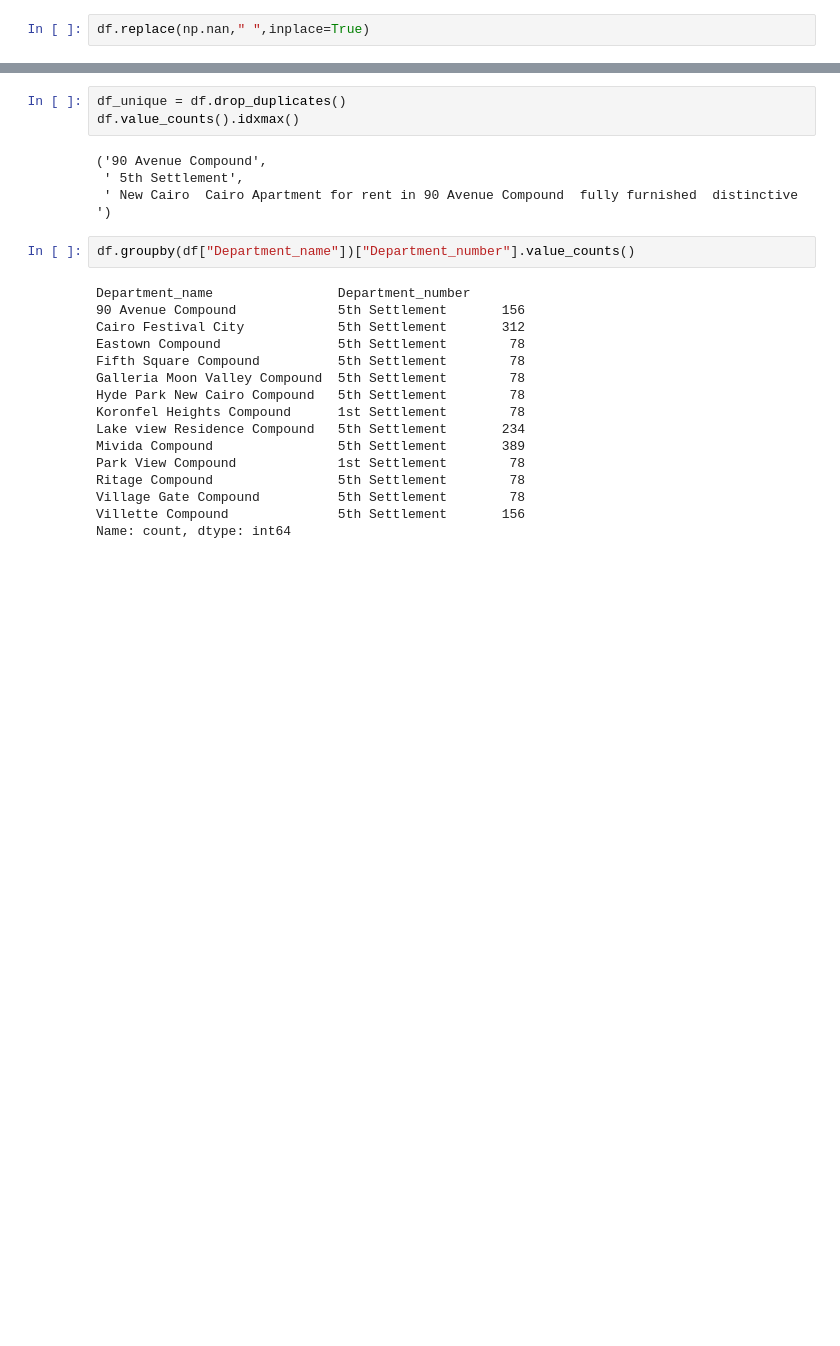
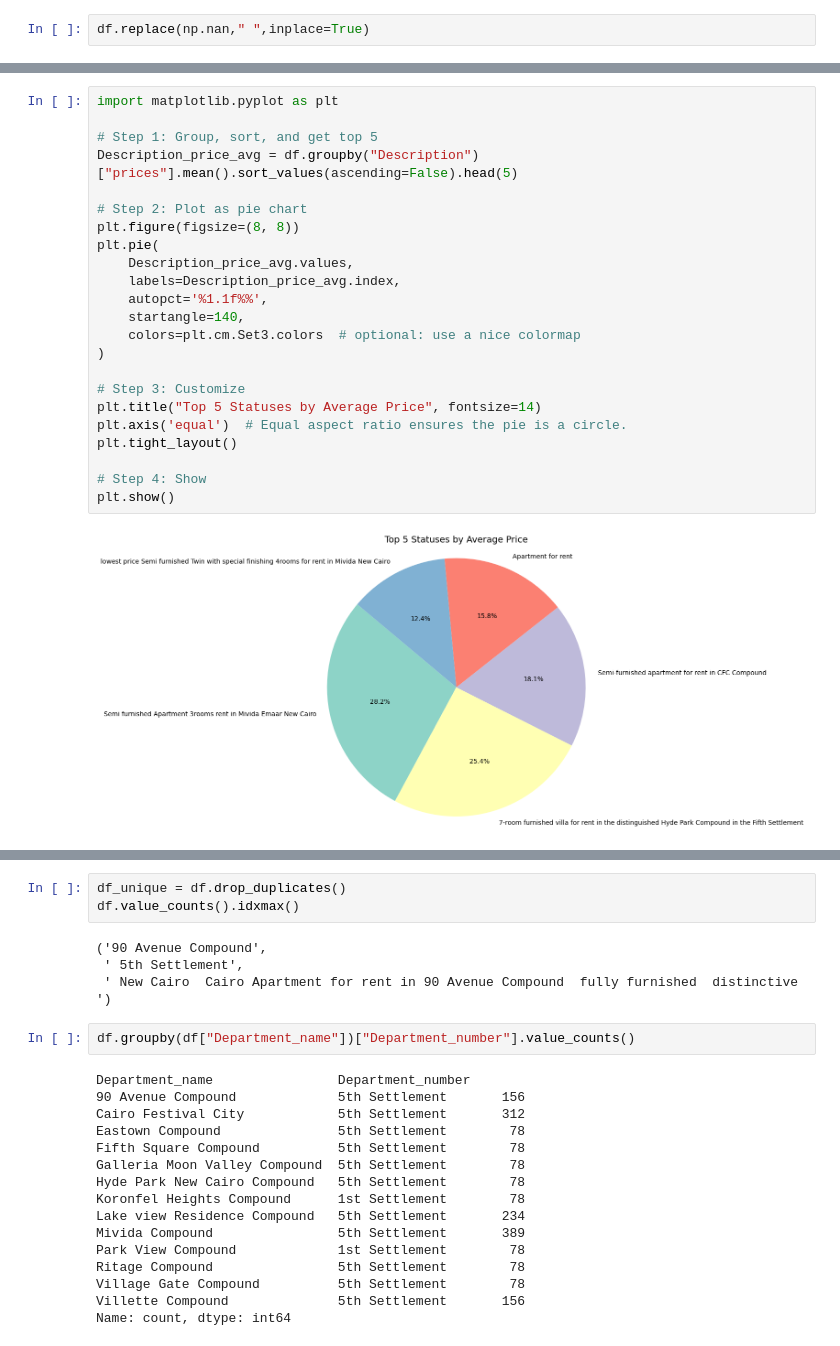
Before and after one commit to BioinfoCoder/Data_analysis, a Jupyter notebook: Project1.ipynb, the cells around one changed output, grey strips where cells are left out. Cells and saved outputs as stored; diff of their text form; blank space fills up the shorter version.

```diff
--- a/Project1.ipynb
+++ b/Project1.ipynb
@@ -99,0 +304,25 @@ Index(['Department_name', 'Department_number', 'Regions'], dtype='object')
+# %%
+import matplotlib.pyplot as plt
+
+# Step 1: Group, sort, and get top 5
+Description_price_avg = df.groupby("Description")["prices"].mean().sort_values(ascending=False).head(5)
+
+# Step 2: Plot as pie chart
+plt.figure(figsize=(8, 8))
+plt.pie(
+    Description_price_avg.values,
+    labels=Description_price_avg.index,
+    autopct='%1.1f%%',
+    startangle=140,
+    colors=plt.cm.Set3.colors  # optional: use a nice colormap
+)
+
+# Step 3: Customize
+plt.title("Top 5 Statuses by Average Price", fontsize=14)
+plt.axis('equal')  # Equal aspect ratio ensures the pie is a circle.
+plt.tight_layout()
+
+# Step 4: Show
+plt.show()
+# %% [output]
+[figure, added]
```
Also changed, not shown: parts of 30 cells of this notebook.
